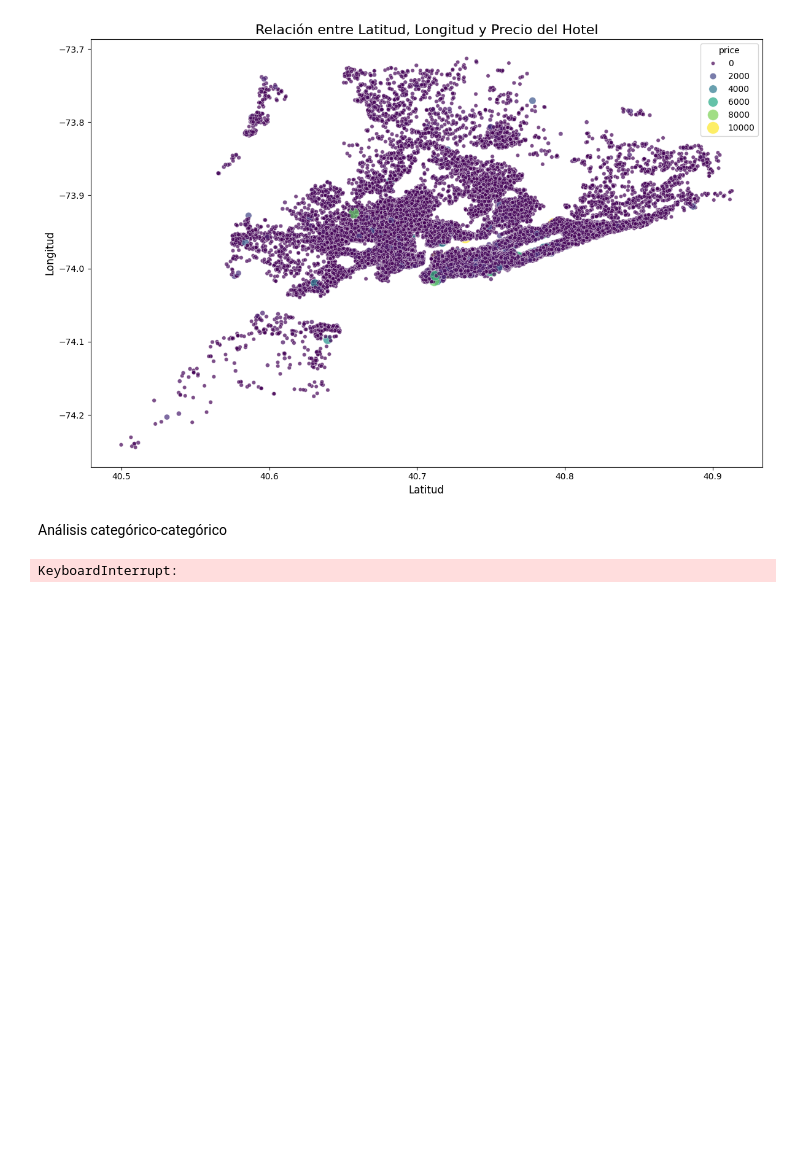
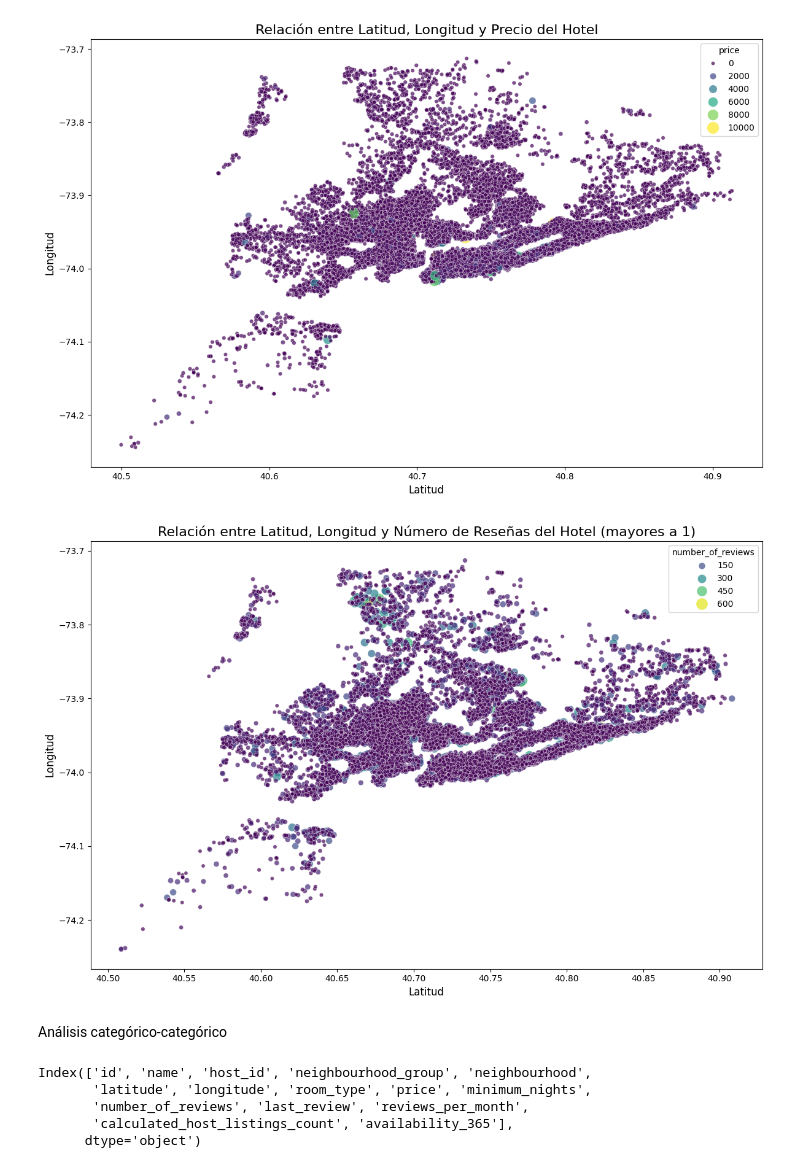
Before and after one commit to 4GeeksAcademy/Finarosalina_proyecto_EDA, a Jupyter notebook: src/explore.ipynb, the cells around one changed output. Saved outputs shown, nothing was run; the diff lists cells and outputs as text; code cells hidden in the pictures; blank space fills up the shorter version.

```diff
--- a/src/explore.ipynb
+++ b/src/explore.ipynb
@@ -278,23 +284,38 @@ plt.tight_layout()
 plt.show()
 # %% [output]
 [figure]
+# %%
+import seaborn as sns
+import matplotlib.pyplot as plt
+
+# Filtrar filas donde 'number_of_reviews' no es nulo y es mayor a 1
+ds_limpio_filtrado = ds_limpio.dropna(subset=['number_of_reviews'])
+ds_limpio_filtrado = ds_limpio_filtrado[ds_limpio_filtrado['number_of_reviews'] > 1]
+
+# Crear el gráfico de dispersión con latitud y longitud, donde el color representa el número de reseñas
+plt.figure(figsize=(12, 8))
+sns.scatterplot(data=ds_limpio_filtrado, x='latitude', y='longitude', hue='number_of_reviews', palette='viridis', size='number_of_reviews', sizes=(20, 200), alpha=0.7)
+
+# Agregar título y etiquetas
+plt.title('Relación entre Latitud, Longitud y Número de Reseñas del Hotel (mayores a 1)', fontsize=16)
+plt.xlabel('Latitud', fontsize=12)
+plt.ylabel('Longitud', fontsize=12)
+
+# Ajustar el layout para evitar sobreposición
+plt.tight_layout()
+
+# Mostrar el gráfico
+plt.show()
+# %% [output]
+[figure, added]
 # %% [markdown]
 Análisis categórico-categórico
-# %%
-fig, axis = plt.subplots(3, 3, figsize = (15, 7))
-
-sns.countplot(ax = axis[0, 0], data = ds, x = "minimum_nights", hue = "price")
-sns.countplot(ax = axis[0, 1], data = ds, x = "room_type", hue = "price").set(ylabel = None)
-sns.countplot(ax = axis[0, 2], data = ds, x = "number_of_reviews", hue = "price").set(ylabel = None)
-sns.countplot(ax = axis[1, 0], data = ds, x = "availability_365", hue = "price")
-sns.countplot(ax = axis[1, 1], data = ds, x = "host_id", hue = "price").set(ylabel = None)
-sns.countplot(ax = axis[2, 0], data = ds, x = "neighbourhood_group", hue = "price").set(ylabel = None)
-
-
-plt.tight_layout()
-fig.delaxes(axis[1, 2])
-
-plt.show()
-# %% [output]
-KeyboardInterrupt:
+# %%
+ds.columns
+# %% [output]
+Index(['id', 'name', 'host_id', 'neighbourhood_group', 'neighbourhood',
+       'latitude', 'longitude', 'room_type', 'price', 'minimum_nights',
+       'number_of_reviews', 'last_review', 'reviews_per_month',
+       'calculated_host_listings_count', 'availability_365'],
+      dtype='object')
 # %%
```
Also changed, not shown: parts of 6 cells of this notebook.
